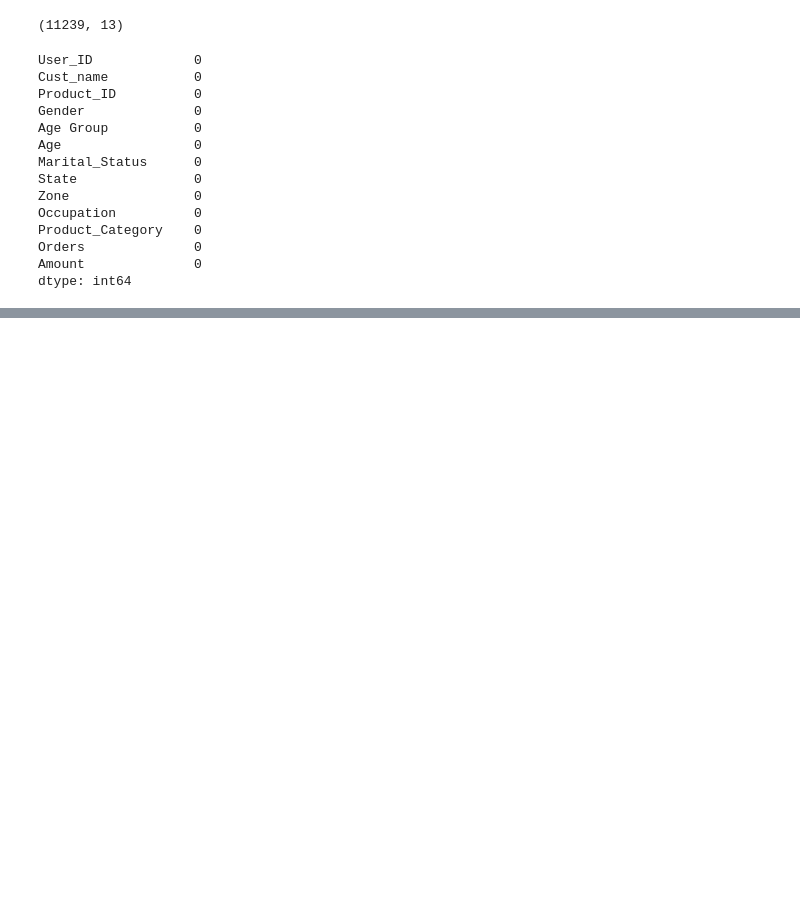
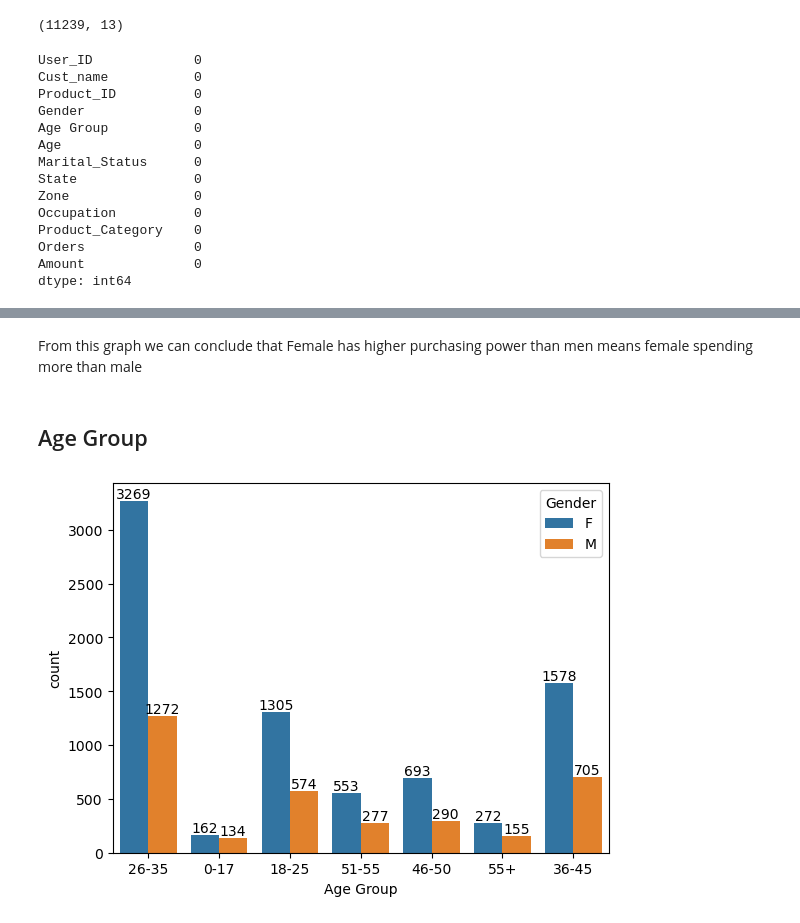
Before and after one commit to Shubham-1812/Diwali_Sales_Data, a Jupyter notebook: Diwali_Sales_Analysys.ipynb, the cells around one changed output, grey strips where cells are left out. Cells and saved outputs as stored; diff of their text form; code cells hidden in the pictures; blank space fills up the shorter version.

```diff
--- a/Diwali_Sales_Analysys.ipynb
+++ b/Diwali_Sales_Analysys.ipynb
@@ -172,0 +259,11 @@ dtype: int64
+# %% [markdown]
+From this graph we can conclude that Female has higher purchasing power than men means female spending more than male
+# %% [markdown]
+## Age Group
+# %%
+bx = sns.countplot(data = df,x= "Age Group", hue="Gender")
+
+for bars in bx.containers:
+    bx.bar_label(bars)
+# %% [output]
+[figure, added]
```
Also changed, not shown: parts of 40 cells of this notebook.
